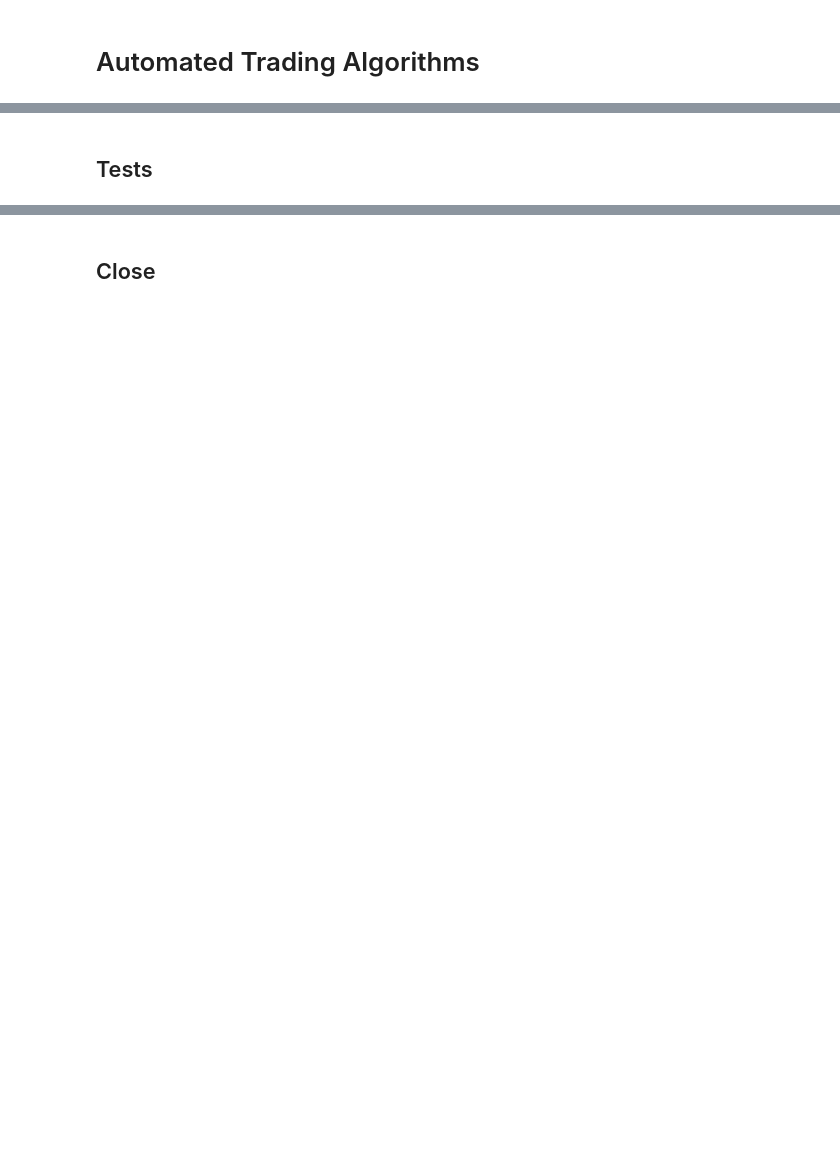
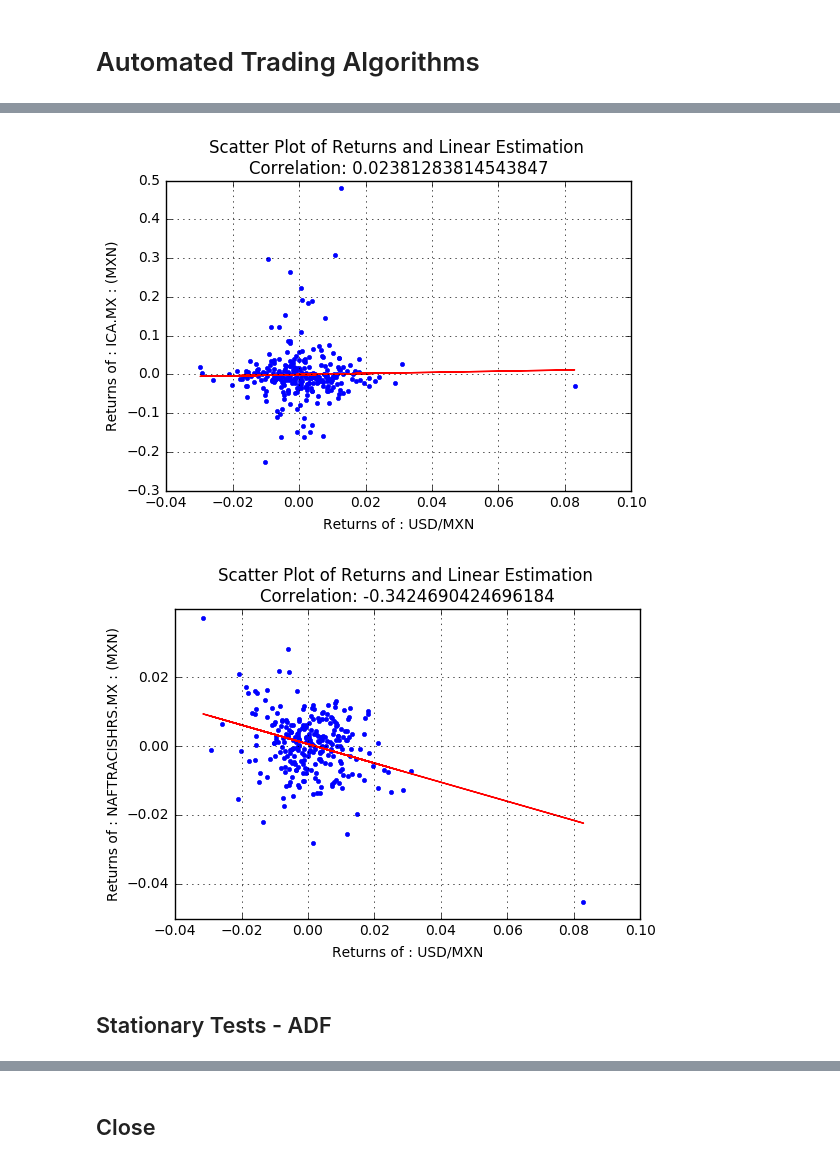
Before and after one commit to RHDZMOTA/AccitradeApp, a Jupyter notebook: Concept.ipynb, the cells around one changed output, grey strips where cells are left out. Saved outputs shown, nothing was run; the diff lists cells and outputs as text; code cells hidden in the pictures; blank space fills up the shorter version.

Commit message:
general tests

```diff
--- a/Concept.ipynb
+++ b/Concept.ipynb
@@ -17,2 +154,36 @@ ts = TradingSession(user='sd8892',pw='Mexico0r',driv_r=driv_r,alias='Trading Ses
+# %%
+positive_corr = []
+negative_corr = []
+best_positive_corr = -float('inf')
+best_negative_corr = float('inf')
+evaluated_stocks = 0
+
+for k in stocks:
+
+    temp_x, temp_y = matchObj(USDMXN,stocks[k])
+
+    temp = getCorr(temp_x,temp_y)
+
+    # save positive corr
+    if temp > 0.5:
+        positive_corr.append(k)
+
+    if temp < -0.5:
+        negative_corr.append(k)
+
+    if temp > best_positive_corr:
+        best_positive_corr = temp
+        pos = k
+
+    if temp < best_negative_corr:
+        best_negative_corr = temp
+        neg = k
+# %%
+scatterPlotReturns(USDMXN,stocks[pos])
+scatterPlotReturns(USDMXN,stocks[neg])
+# %% [output]
+[figure, added]
+[figure, added]
 # %% [markdown]
-## Tests
+
+## Stationary Tests - ADF
```
Also changed, not shown: parts of 20 cells of this notebook.
